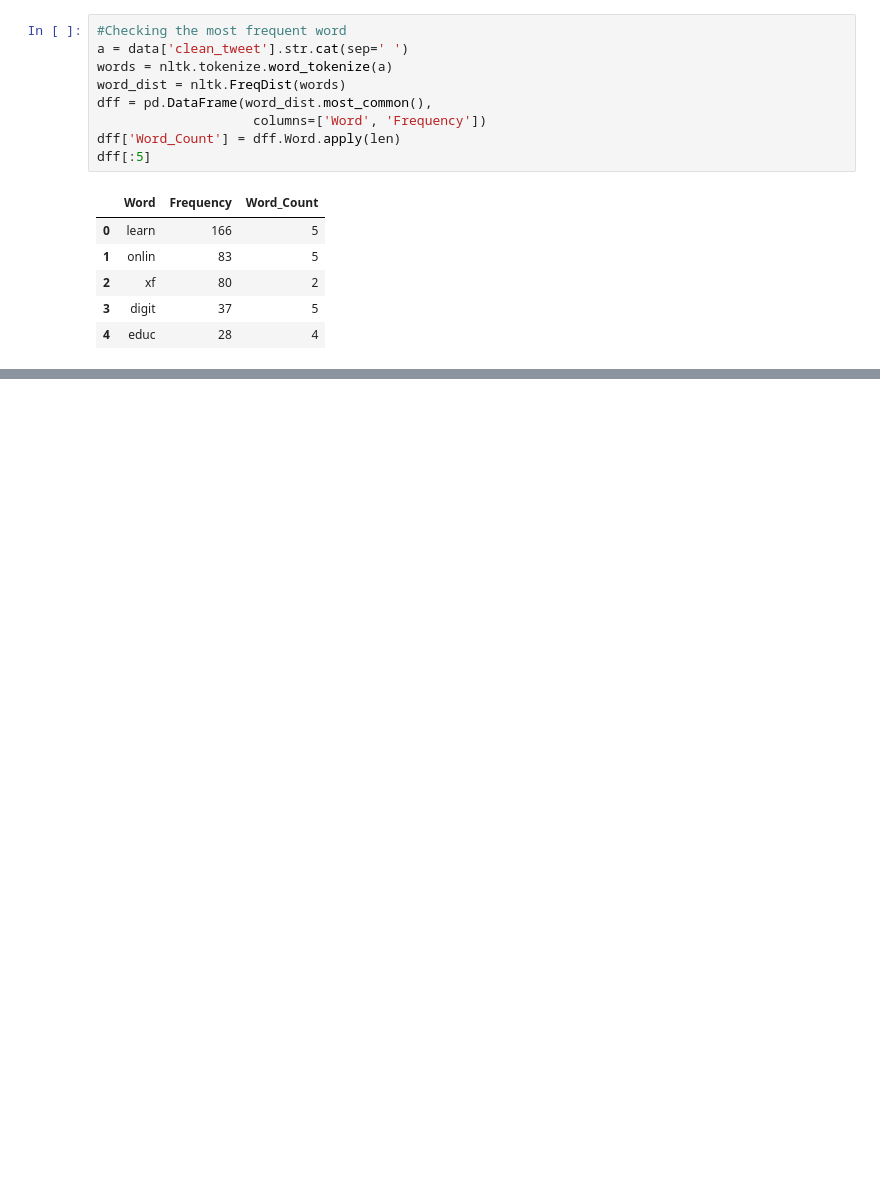
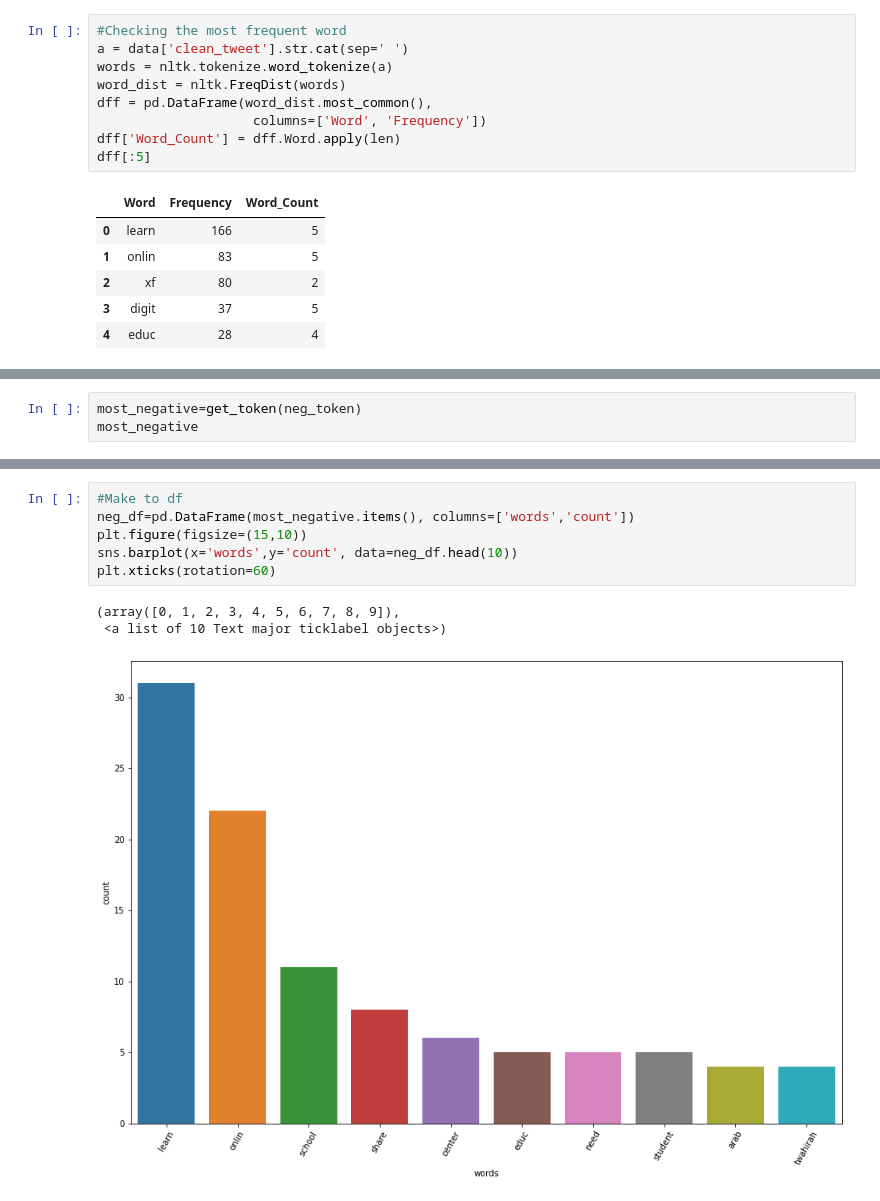
Before and after one commit to iyline-sigey/PREDICTIVE-ANALYSIS-ON-REMOTE-LEARNING, a Jupyter notebook: Data_cleaning_and_text_cleaning.ipynb, the cells around one changed output, grey strips where cells are left out. Drawn from its saved outputs; the diff is of its cells as text; blank space fills up the shorter version.

```diff
--- a/Data_cleaning_and_text_cleaning.ipynb
+++ b/Data_cleaning_and_text_cleaning.ipynb
@@ -295,0 +399,3 @@ dff[:5]
+# %%
+most_negative=get_token(neg_token)
+most_negative
@@ -295,0 +430,10 @@ dff[:5]
+# %%
+#Make to df
+neg_df=pd.DataFrame(most_negative.items(), columns=['words','count'])
+plt.figure(figsize=(15,10))
+sns.barplot(x='words',y='count', data=neg_df.head(10))
+plt.xticks(rotation=60)
+# %% [output]
+(array([0, 1, 2, 3, 4, 5, 6, 7, 8, 9]),
+ <a list of 10 Text major ticklabel objects>)
+[figure, added]
```
Also changed, not shown: parts of 24 cells of this notebook.
